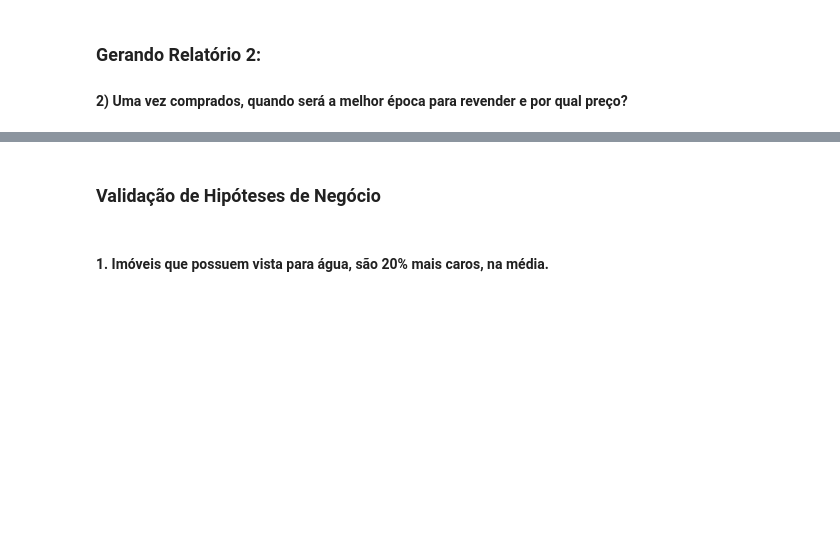
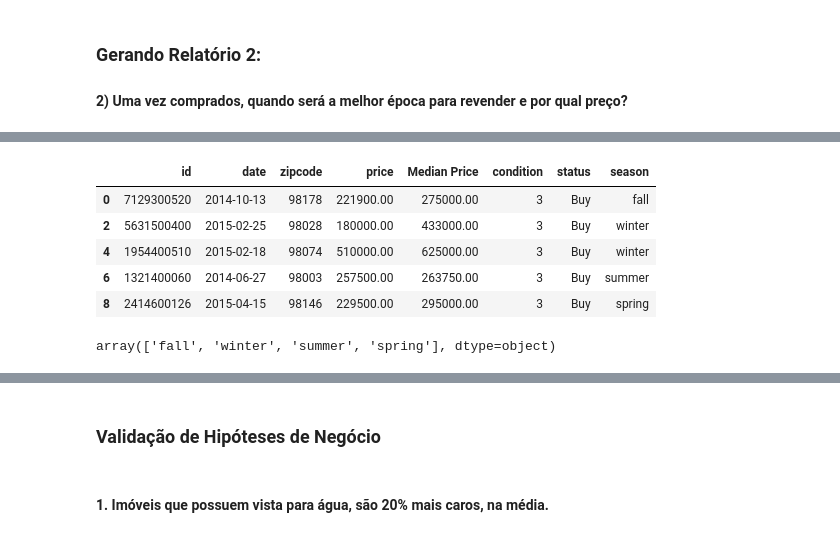
Before and after one commit to GustavoBarros11/house-rocket-insights-project, a Jupyter notebook: notebook.ipynb, the cells around one changed output, grey strips where cells are left out. Drawn from its saved outputs; the diff is of its cells as text; code cells hidden in the pictures; blank space fills up the shorter version.

```diff
--- a/notebook.ipynb
+++ b/notebook.ipynb
@@ -312,2 +319,34 @@ df_rel1.head(10)
 # %%
 df_rel2 = df_rel1.copy()
+# %%
+def define_season_by_date(date):
+    year = date.year
+    winter1 = pd.date_range(start=f'{year-1}-12-01', end=f'{year}-02-28')
+    spring = pd.date_range(start=f'{year}-03-01', end=f'{year}-05-31')
+    summer = pd.date_range(start=f'{year}-06-01', end=f'{year}-08-31')
+    fall = pd.date_range(start=f'{year}-09-01', end=f'{year}-11-30')
+    winter2 = pd.date_range(start=f'{year}-12-01', end=f'{year+2}-02-28')
+    if date in spring:
+        return 'spring'
+    elif date in summer:
+        return 'summer'
+    elif date in fall:
+        return 'fall'
+    elif (date in winter1) or (date in winter2):
+        return 'winter'
+    else:
+        return np.NaN
+# %%
+df_rel2['season'] = df_rel2['date'].map(define_season_by_date)
+df_rel2.head()
+# %% [output]
+|  | id | date | zipcode | price | Median Price | condition | status | season |
+| 0 | 7129300520 | 2014-10-13 | 98178 | 221900.00 | 275000.00 | 3 | Buy | fall |
+| 2 | 5631500400 | 2015-02-25 | 98028 | 180000.00 | 433000.00 | 3 | Buy | winter |
+| 4 | 1954400510 | 2015-02-18 | 98074 | 510000.00 | 625000.00 | 3 | Buy | winter |
+| 6 | 1321400060 | 2014-06-27 | 98003 | 257500.00 | 263750.00 | 3 | Buy | summer |
+| 8 | 2414600126 | 2015-04-15 | 98146 | 229500.00 | 295000.00 | 3 | Buy | spring |
+# %%
+df_rel2['season'].unique()
+# %% [output]
+array(['fall', 'winter', 'summer', 'spring'], dtype=object)
```
Also changed, not shown: parts of 10 cells of this notebook.
